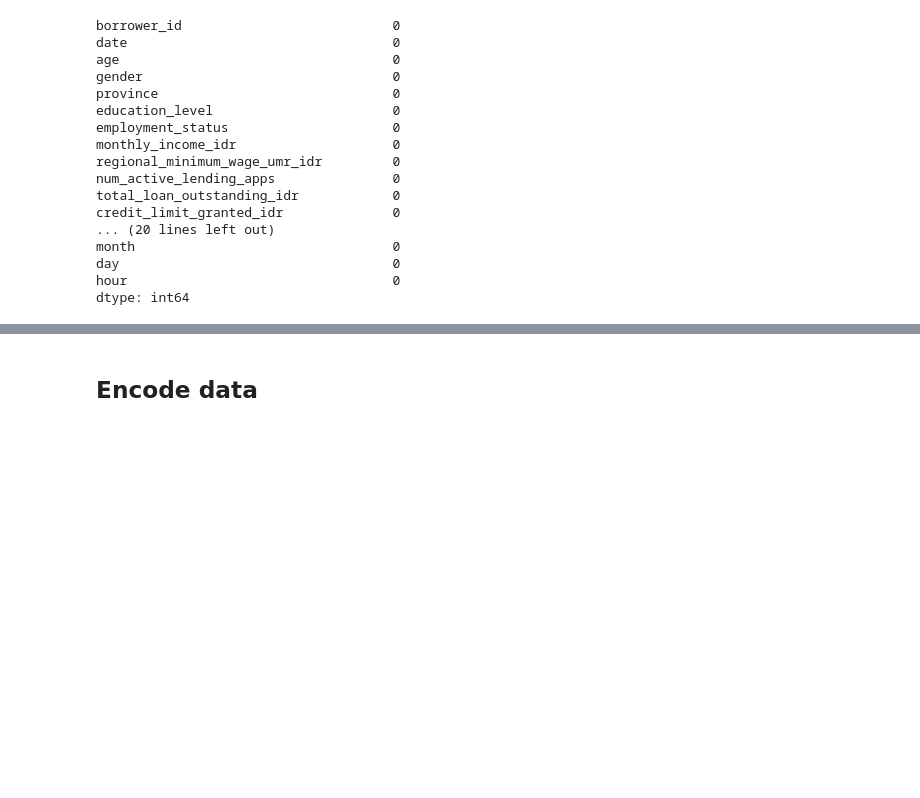
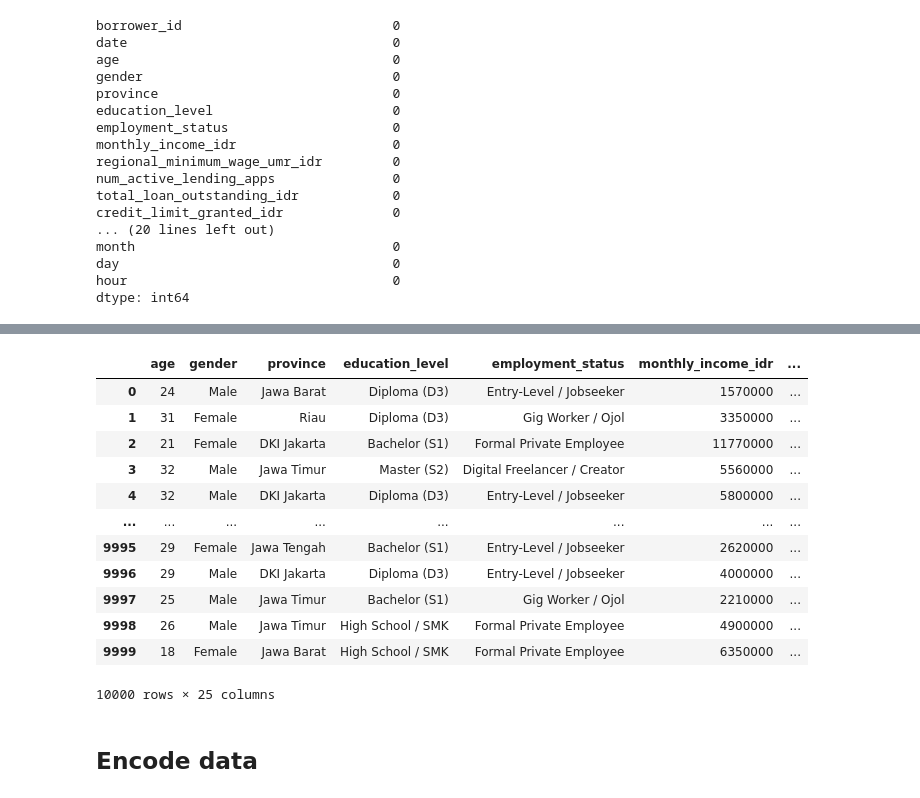
Before and after one commit to Mipjeiger/Indo-Paylater-analytics, a Jupyter notebook: researchment/02_ML_Scientist_task_1_credit_warning.ipynb, the cells around one changed output, grey strips where cells are left out. Drawn from its saved outputs; the diff is of its cells as text; code cells hidden in the pictures; blank space fills up the shorter version.

```diff
--- a/researchment/02_ML_Scientist_task_1_credit_warning.ipynb
+++ b/researchment/02_ML_Scientist_task_1_credit_warning.ipynb
@@ -105,6 +134,22 @@ dtype: int64
 # %%
 # Build X features
 FEATURES = df.drop(columns=['borrower_id', 'date', 'year', 'month', 'day', 'hour', 'twp90_default_status', 'risk_short', 'risk_score', 'days_past_due'])
+# %%
+FEATURES
+# %% [output]
+|  | age | gender | province | education_level | employment_status | monthly_income_idr | ... |
+| 0 | 24 | Male | Jawa Barat | Diploma (D3) | Entry-Level / Jobseeker | 1570000 | ... |
+| 1 | 31 | Female | Riau | Diploma (D3) | Gig Worker / Ojol | 3350000 | ... |
+| 2 | 21 | Female | DKI Jakarta | Bachelor (S1) | Formal Private Employee | 11770000 | ... |
+| 3 | 32 | Male | Jawa Timur | Master (S2) | Digital Freelancer / Creator | 5560000 | ... |
+| 4 | 32 | Male | DKI Jakarta | Diploma (D3) | Entry-Level / Jobseeker | 5800000 | ... |
+| ... | ... | ... | ... | ... | ... | ... | ... |
+| 9995 | 29 | Female | Jawa Tengah | Bachelor (S1) | Entry-Level / Jobseeker | 2620000 | ... |
+| 9996 | 29 | Male | DKI Jakarta | Diploma (D3) | Entry-Level / Jobseeker | 4000000 | ... |
+| 9997 | 25 | Male | Jawa Timur | Bachelor (S1) | Gig Worker / Ojol | 2210000 | ... |
+| 9998 | 26 | Male | Jawa Timur | High School / SMK | Formal Private Employee | 4900000 | ... |
+| 9999 | 18 | Female | Jawa Barat | High School / SMK | Formal Private Employee | 6350000 | ... |
+10000 rows × 25 columns
 # %% [markdown]
 ## Encode data
 # %%
```
Also changed, not shown: parts of 6 cells of this notebook, 1 other file.
